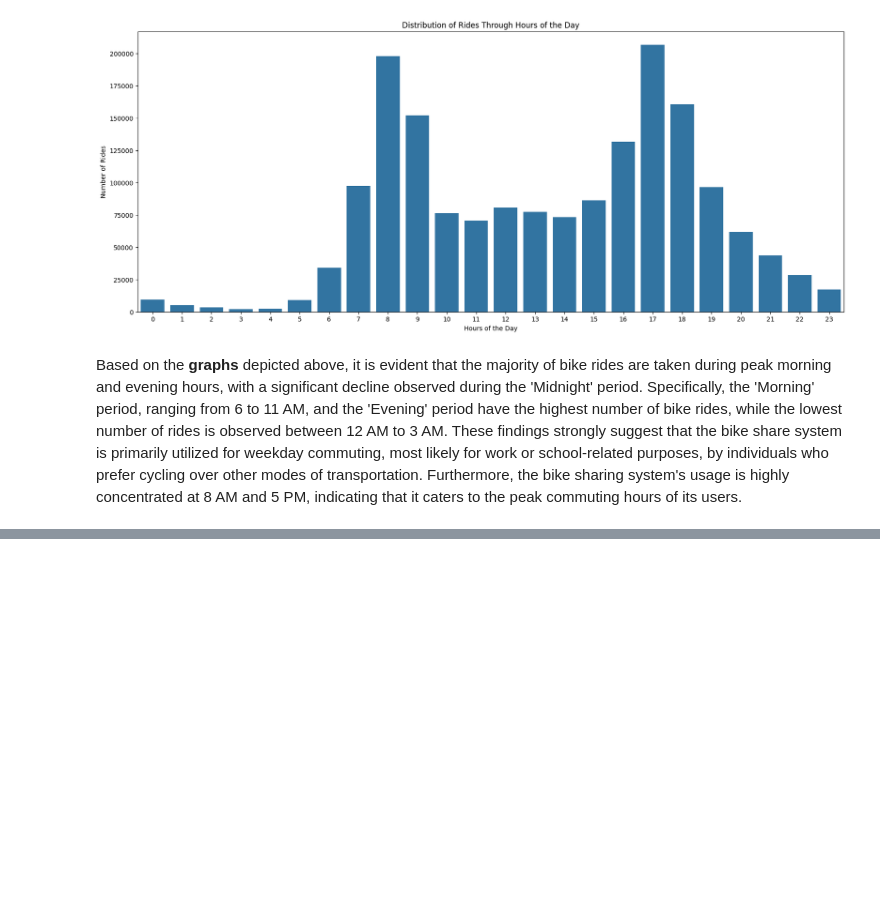
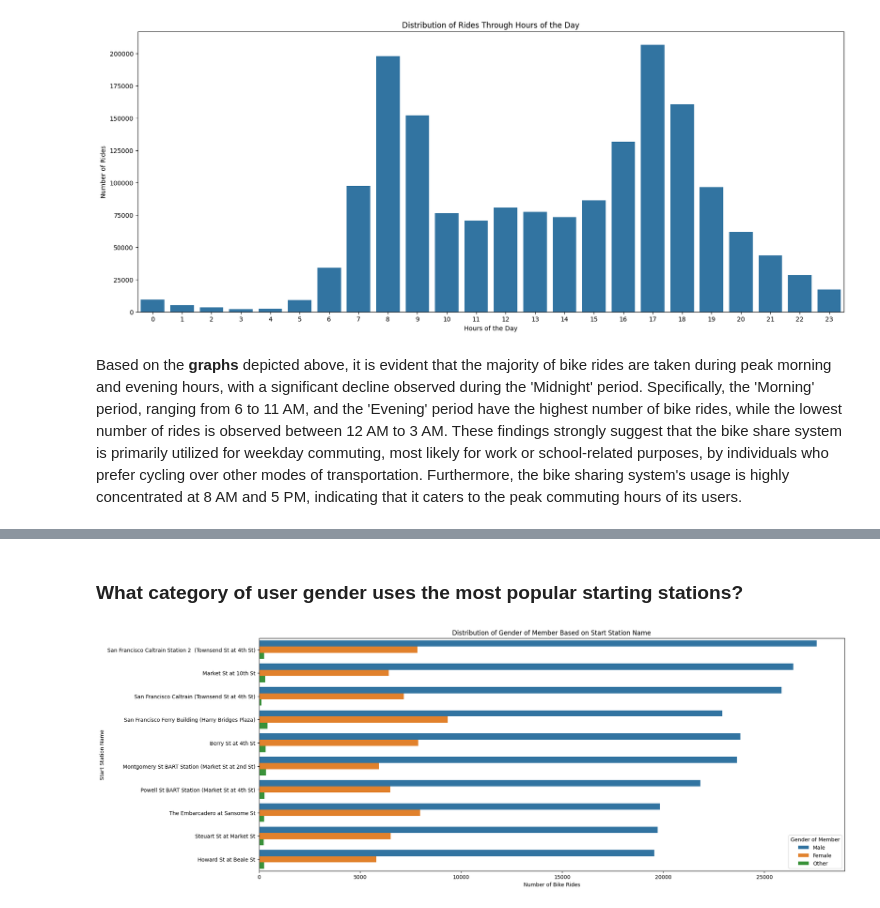
Before and after one commit to kisyular/data-visualization-project, a Jupyter notebook: Part_II_slide_deck.ipynb, the cells around one changed output, grey strips where cells are left out. Cells and saved outputs as stored; diff of their text form; code cells hidden in the pictures; blank space fills up the shorter version.

```diff
--- a/Part_II_slide_deck.ipynb
+++ b/Part_II_slide_deck.ipynb
@@ -87,0 +123,7 @@ Based on the **graphs** depicted above, it is evident that the majority of bike
+# %% [markdown]
+### What category of user gender uses the most popular starting stations?
+# %%
+# clustered bar chart of `member_gender` bike rides in the 10 most common `start_station_name`
+top_stations_data('Gender of Member', 'member_gender')
+# %% [output]
+[figure, added]
```
Also changed, not shown: parts of 9 cells of this notebook.
